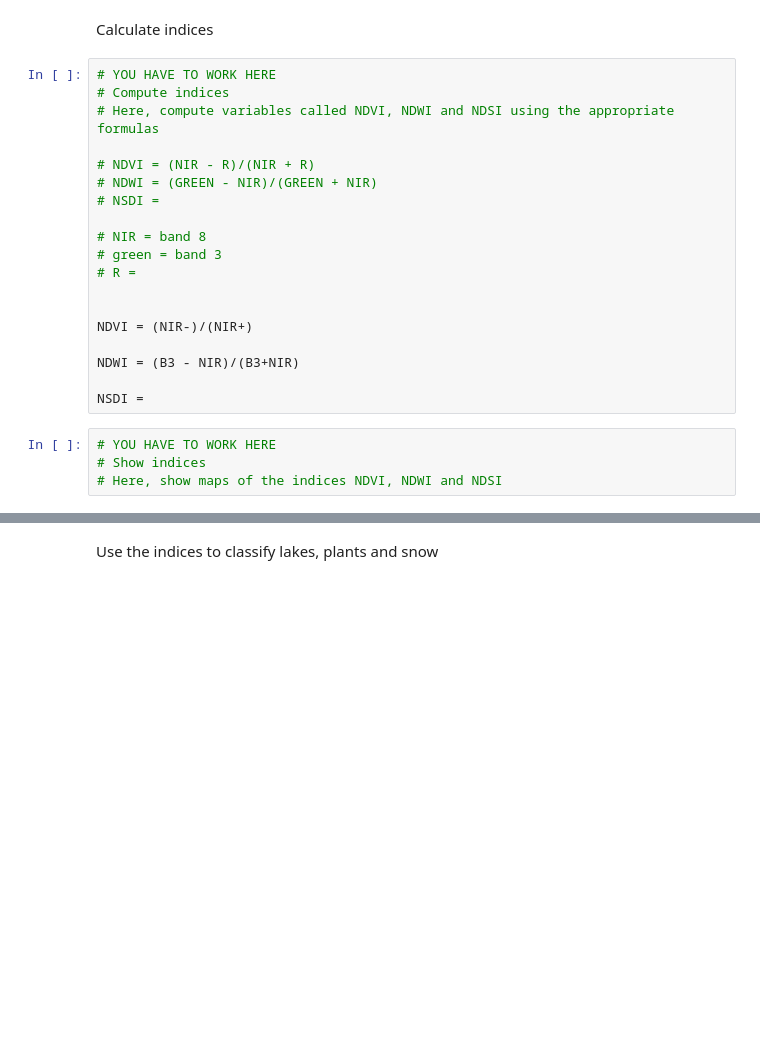
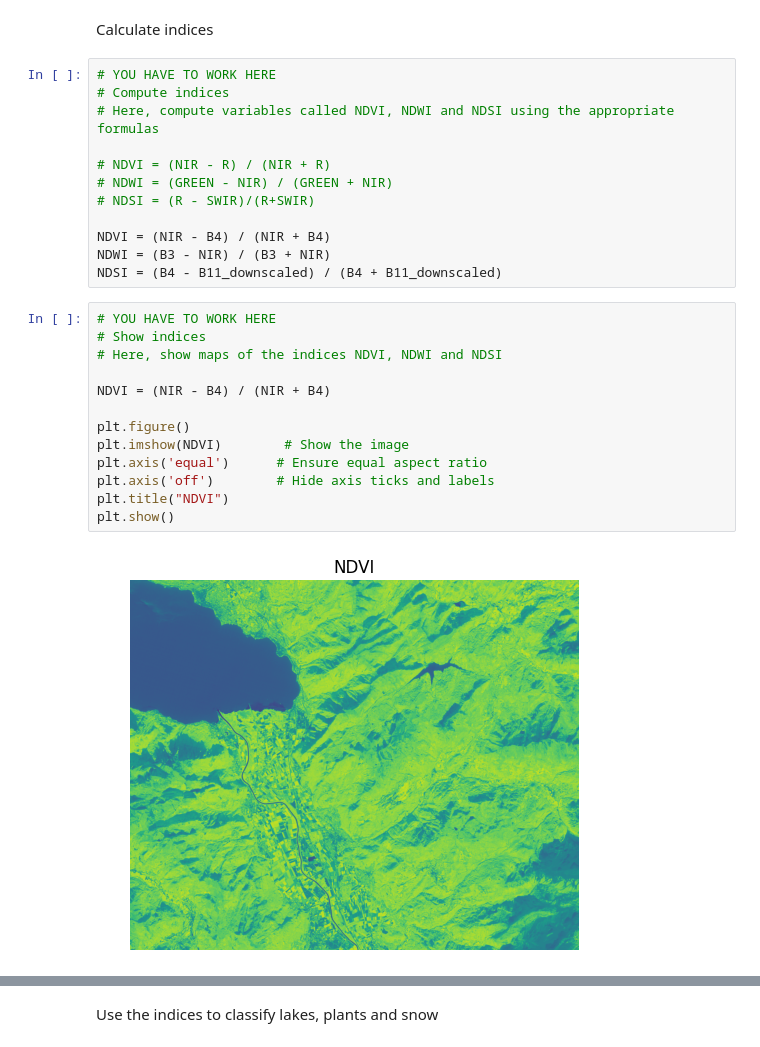
Before and after one commit to oliviaberset/2026_remote_sensing, a Jupyter notebook: RSES_TP3_python_forstudents.ipynb, the cells around one changed output, grey strips where cells are left out. Saved outputs shown, nothing was run; the diff lists cells and outputs as text; blank space fills up the shorter version.

```diff
--- a/RSES_TP3_python_forstudents.ipynb
+++ b/RSES_TP3_python_forstudents.ipynb
@@ -134,21 +134,25 @@ Calculate indices
 # Compute indices
 # Here, compute variables called NDVI, NDWI and NDSI using the appropriate formulas
 
-# NDVI = (NIR - R)/(NIR + R)
-# NDWI = (GREEN - NIR)/(GREEN + NIR)
-# NSDI =
+# NDVI = (NIR - R) / (NIR + R)
+# NDWI = (GREEN - NIR) / (GREEN + NIR)
+# NDSI = (R - SWIR)/(R+SWIR)
 
-# NIR = band 8
-# green = band 3
-# R =
-
-
-NDVI = (NIR-)/(NIR+)
-
-NDWI = (B3 - NIR)/(B3+NIR)
-
-NSDI =
+NDVI = (NIR - B4) / (NIR + B4)
+NDWI = (B3 - NIR) / (B3 + NIR)
+NDSI = (B4 - B11_downscaled) / (B4 + B11_downscaled)
 # %%
 # YOU HAVE TO WORK HERE
 # Show indices
 # Here, show maps of the indices NDVI, NDWI and NDSI
+
+NDVI = (NIR - B4) / (NIR + B4)
+
+plt.figure()
+plt.imshow(NDVI)        # Show the image
+plt.axis('equal')      # Ensure equal aspect ratio
+plt.axis('off')        # Hide axis ticks and labels
+plt.title("NDVI")
+plt.show()
+# %% [output]
+[figure, added]
```
Also changed, not shown: parts of 8 cells of this notebook.
